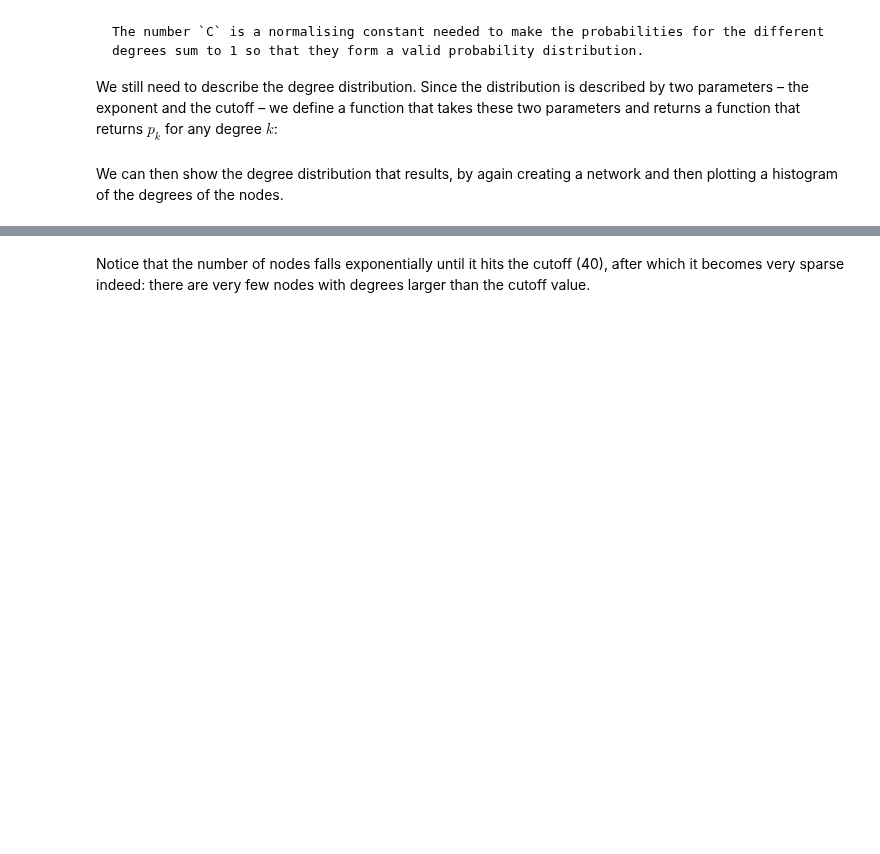
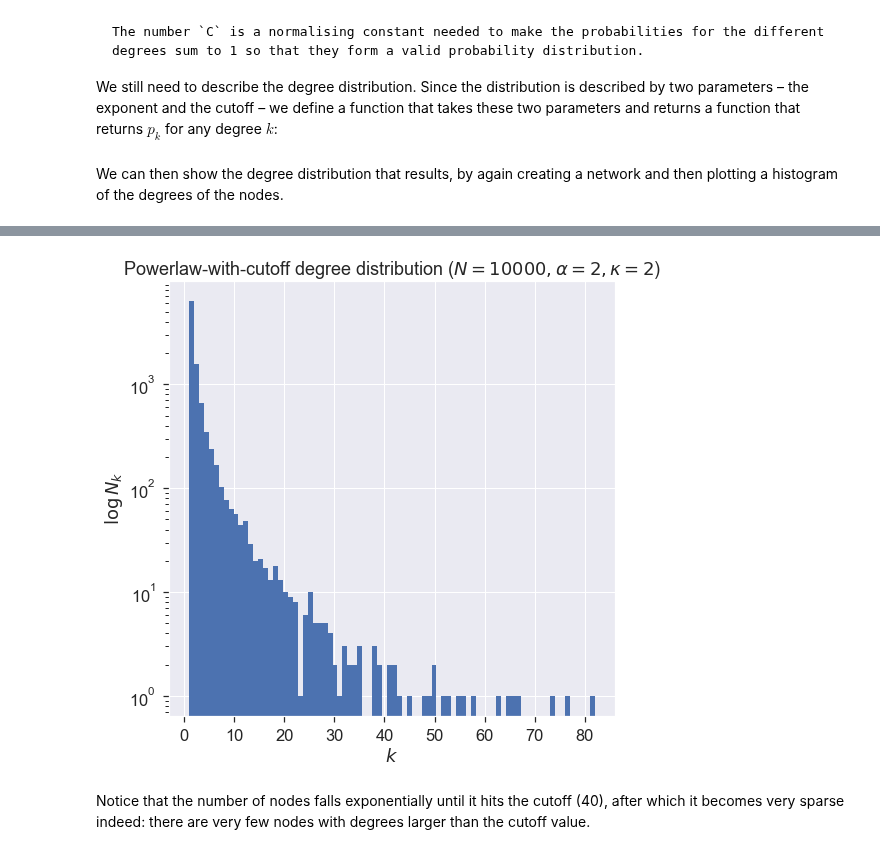
Before and after one commit to simoninireland/introduction-to-epidemics, a Jupyter notebook: src/hcn.ipynb, the cells around one changed output, grey strips where cells are left out. Saved outputs shown, nothing was run; the diff lists cells and outputs as text; code cells hidden in the pictures; blank space fills up the shorter version.

```diff
--- a/src/hcn.ipynb
+++ b/src/hcn.ipynb
@@ -52,10 +52,11 @@ import mpmath
 
 import matplotlib
 %matplotlib inline
-%config InlineBackend.figure_format = 'svg'
+%config InlineBackend.figure_format = 'png'
 import matplotlib.pyplot as plt
 import seaborn
 matplotlib.style.use('seaborn')
+seaborn.set_context("notebook", font_scale=1.5)
 # %% [markdown]
 When we {ref}`constructed an ER network <sec:er-building>` we described an algorithm that, when followed, produced a network with the desired distribution. We need a different algorithm to handle different topologies. It turns out that there is a very general algorithm, called the **configuration model**, that can construct a random network with *any* degree distribution simply from a function that defines that distribution {cite}`MR95`.
 
@@ -125,7 +126,7 @@ cutoff = 40
 # generate the networm from the parameters describing the degree distribution
 g = generateFrom(N, makePowerlawWithCutoff(alpha, cutoff))
 # %%
-fig = plt.figure(figsize=(4, 4))
+fig = plt.figure(figsize=(8, 8))
 ax = fig.gca()
 
 # draw the degree distribution
@@ -141,3 +141,4 @@ plt.show()
+[figure, added]
 # %% [markdown]
 Notice that the number of nodes falls exponentially until it hits the cutoff (40), after which it becomes very sparse indeed: there are very few nodes with degrees larger than the cutoff value.
 # %% [markdown]
```
Also changed, not shown: parts of 5 cells of this notebook, 12 other files.
